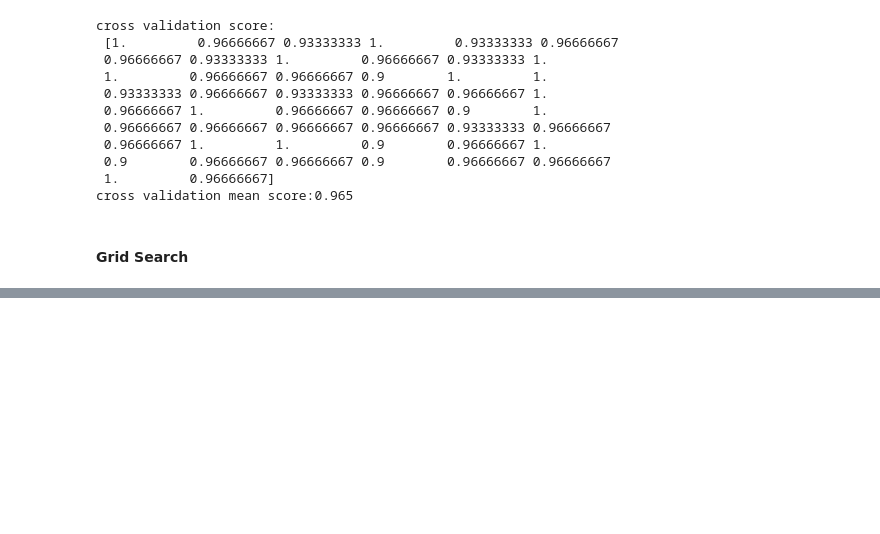
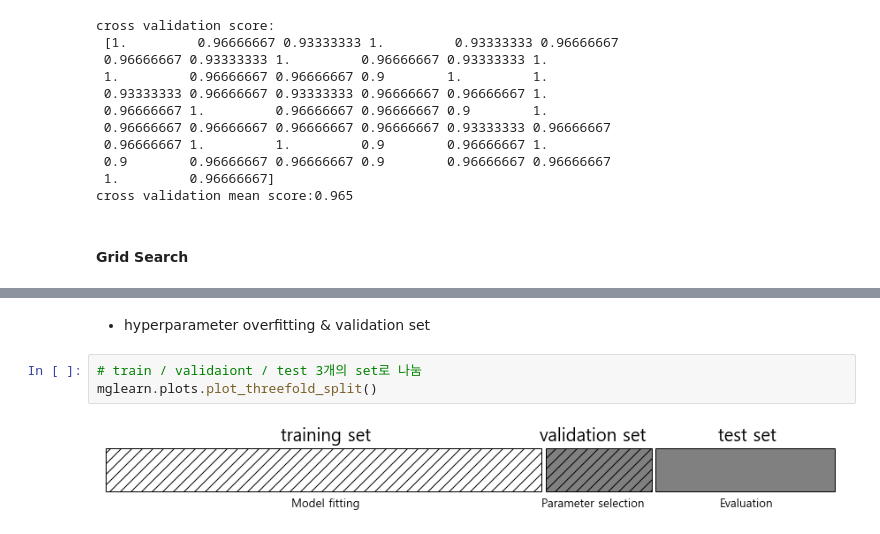
Before and after one commit to ikeven94/py_repo, a Jupyter notebook: Model Evaluation_Accuracy improvement.ipynb, the cells around one changed output, grey strips where cells are left out. Drawn from its saved outputs; the diff is of its cells as text; blank space fills up the shorter version.

```diff
--- a/Model Evaluation_Accuracy improvement.ipynb
+++ b/Model Evaluation_Accuracy improvement.ipynb
@@ -190,0 +215,7 @@ cross validation mean score:0.965
+# %% [markdown]
+- hyperparameter overfitting & validation set
+# %%
+# train / validaiont / test 3개의 set로 나눔
+mglearn.plots.plot_threefold_split()
+# %% [output]
+[figure, added]
```
Also changed, not shown: parts of 11 cells of this notebook.
